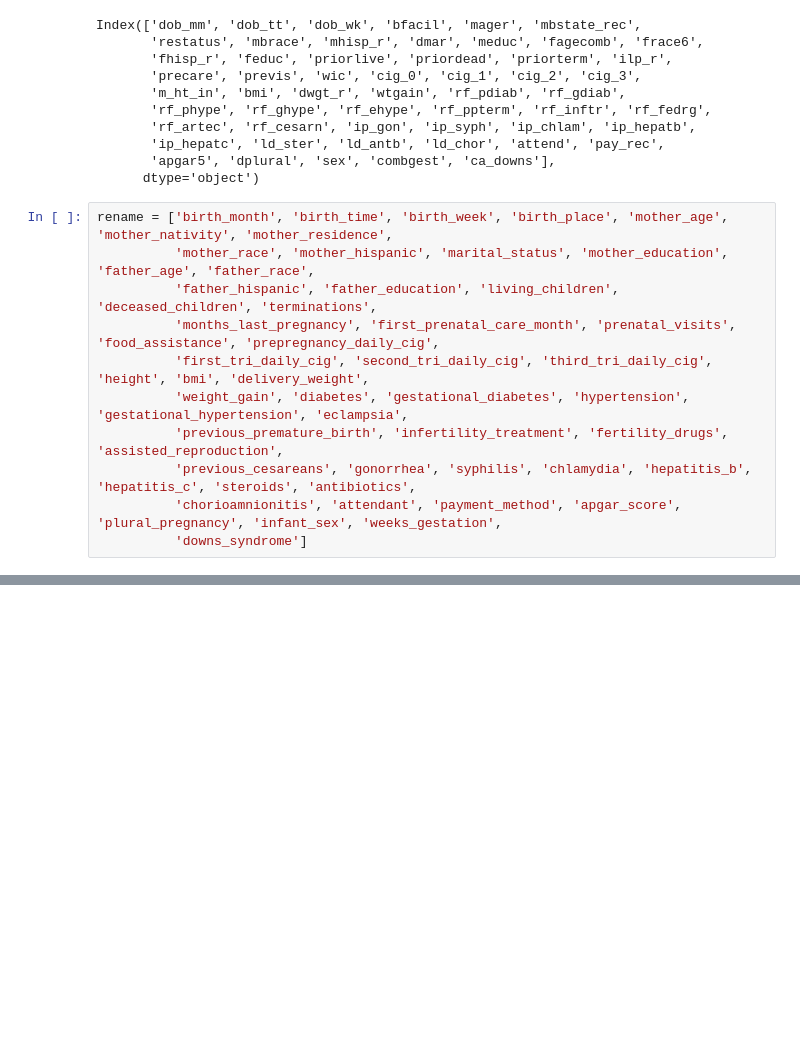
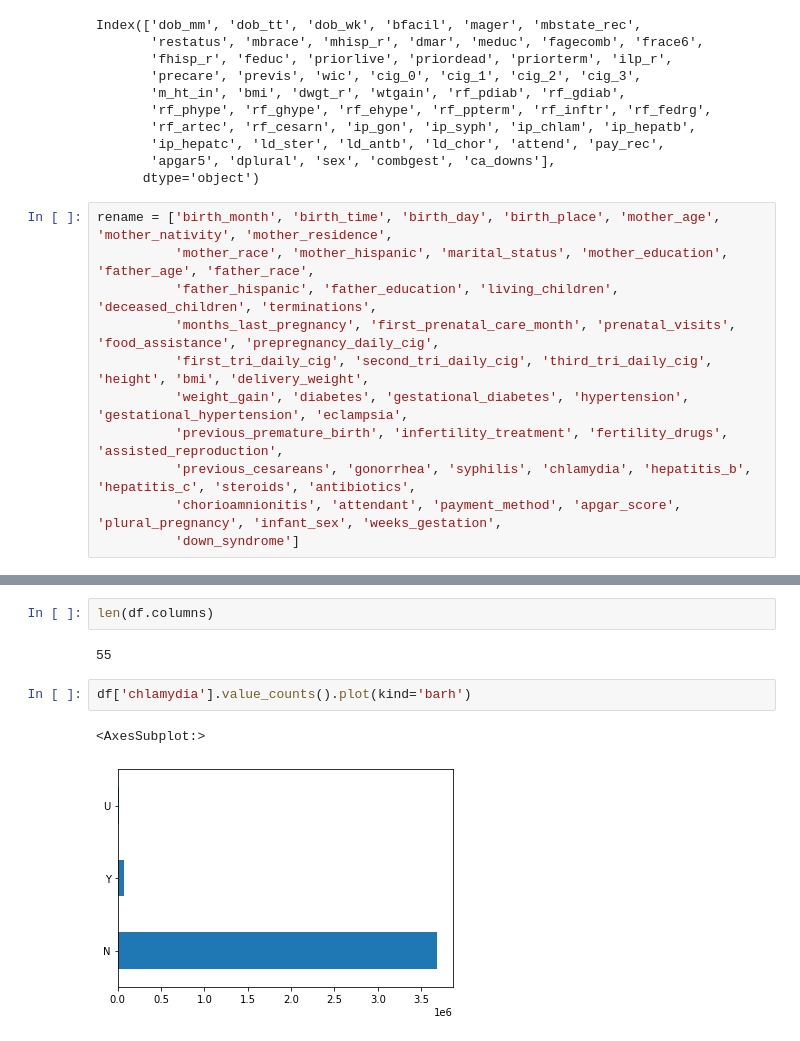
Before and after one commit to Patrick-Arnold/Capstone_Project, a Jupyter notebook: Capstone.ipynb, the cells around one changed output, grey strips where cells are left out. Saved outputs shown, nothing was run; the diff lists cells and outputs as text; blank space fills up the shorter version.

```diff
--- a/Capstone.ipynb
+++ b/Capstone.ipynb
@@ -130,7 +107,7 @@ Index(['dob_mm', 'dob_tt', 'dob_wk', 'bfacil', 'mager', 'mbstate_rec',
        'apgar5', 'dplural', 'sex', 'combgest', 'ca_downs'],
       dtype='object')
 # %%
-rename = ['birth_month', 'birth_time', 'birth_week', 'birth_place', 'mother_age', 'mother_nativity', 'mother_residence',
+rename = ['birth_month', 'birth_time', 'birth_day', 'birth_place', 'mother_age', 'mother_nativity', 'mother_residence',
           'mother_race', 'mother_hispanic', 'marital_status', 'mother_education', 'father_age', 'father_race',
           'father_hispanic', 'father_education', 'living_children', 'deceased_children', 'terminations',
           'months_last_pregnancy', 'first_prenatal_care_month', 'prenatal_visits', 'food_assistance', 'prepregnancy_daily_cig',
@@ -139,6 +116,6 @@ rename = ['birth_month', 'birth_time', 'birth_week', 'birth_place', 'mother_age'
           'previous_premature_birth', 'infertility_treatment', 'fertility_drugs', 'assisted_reproduction',
           'previous_cesareans', 'gonorrhea', 'syphilis', 'chlamydia', 'hepatitis_b', 'hepatitis_c', 'steroids', 'antibiotics',
           'chorioamnionitis', 'attendant', 'payment_method', 'apgar_score', 'plural_pregnancy', 'infant_sex', 'weeks_gestation',
-          'downs_syndrome']
+          'down_syndrome']
 # %%
 df.columns = rename
@@ -160,3 +137,12 @@ Index(['birth_month', 'birth_time', 'birth_week', 'birth_place', 'mother_age',
        'chorioamnionitis', 'attendant', 'payment_method', 'apgar_score',
        'plural_pregnancy', 'infant_sex', 'weeks_gestation', 'downs_syndrome'],
       dtype='object')
+# %%
+len(df.columns)
+# %% [output]
+55
+# %%
+df['chlamydia'].value_counts().plot(kind='barh')
+# %% [output]
+<AxesSubplot:>
+[figure, added]
```
Also changed, not shown: parts of 11 cells of this notebook.
